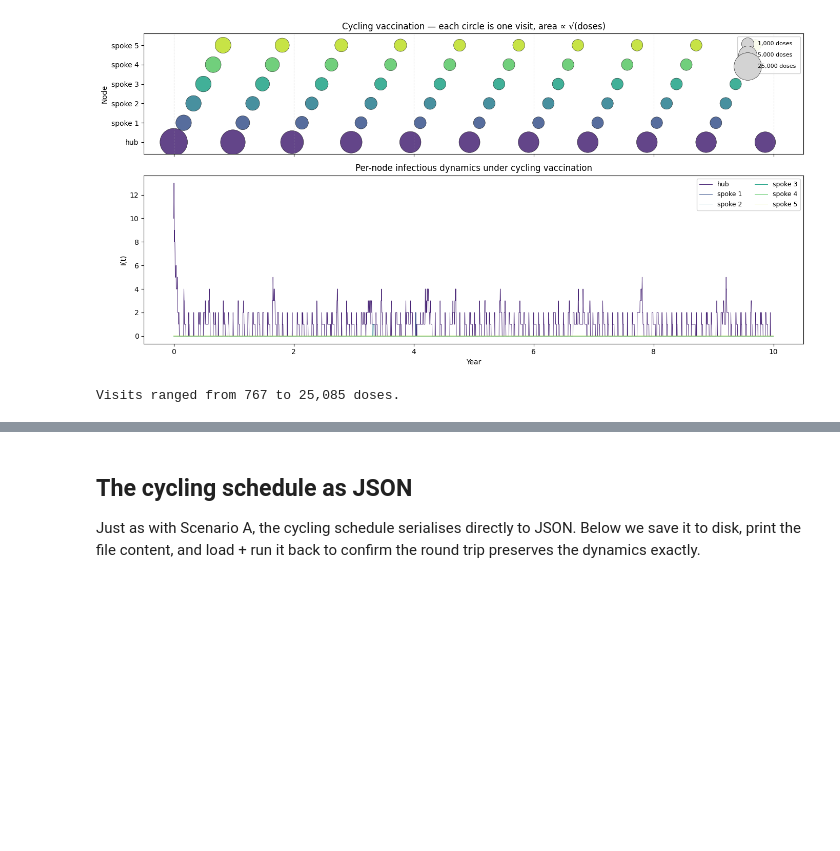
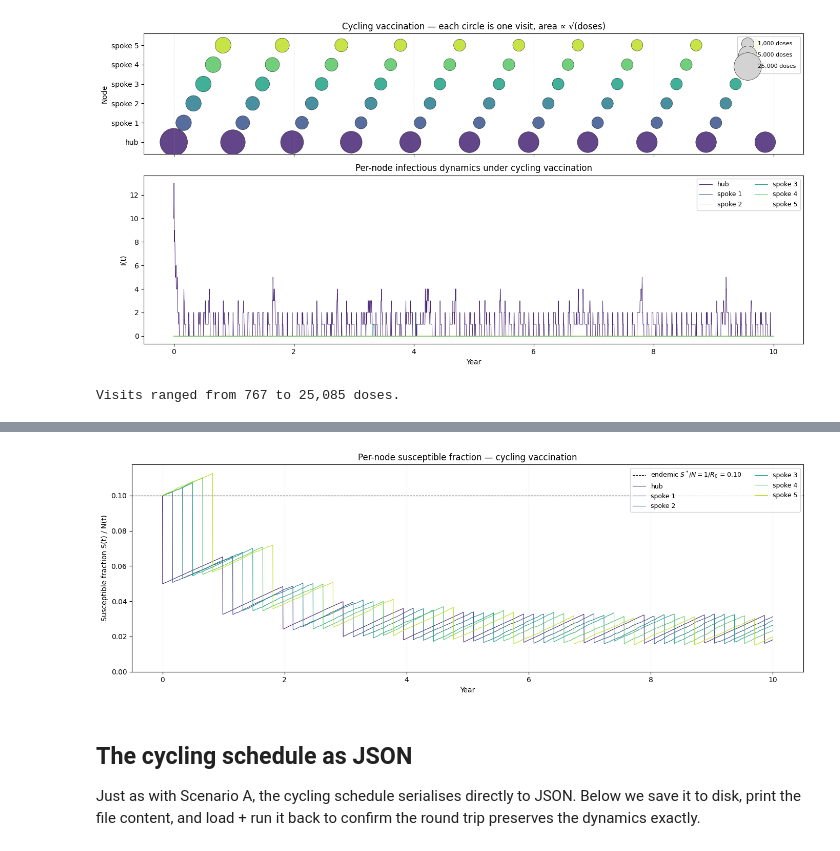
Before and after one commit to clorton/laser-cohorts, a Jupyter notebook: docs/notebooks/nb_18_campaign_specs.ipynb, the cells around one changed output, grey strips where cells are left out. Drawn from its saved outputs; the diff is of its cells as text; code cells hidden in the pictures; blank space fills up the shorter version.

```diff
--- a/docs/notebooks/nb_18_campaign_specs.ipynb
+++ b/docs/notebooks/nb_18_campaign_specs.ipynb
@@ -489,3 +495,26 @@ Visits ranged from 767 to 25,085 doses.
+# %%
+# Per-node total population — needed to convert S to a fraction
+N_per_node_cycle = (model_cycle.states.S + model_cycle.states.I
+                    + model_cycle.states.R + model_cycle.states.V)
+
+fig, ax = plt.subplots(figsize=(14, 5))
+ax.axhline(1.0 / R0, color="black", linestyle="--", linewidth=0.8,
+           label=fr"endemic $S^*/N = 1/R_0$ = {1.0/R0:.2f}")
+for i in range(n_nodes):
+    label = "hub" if i == 0 else f"spoke {i}"
+    ax.plot(t_years_full,
+             model_cycle.states.S[:, i] / N_per_node_cycle[:, i],
+             linewidth=0.8, color=node_colors[i], label=label)
+ax.set_xlabel("Year")
+ax.set_ylabel("Susceptible fraction S(t) / N(t)")
+ax.set_title("Per-node susceptible fraction — cycling vaccination")
+ax.set_ylim(bottom=0)
+ax.legend(loc="upper right", ncol=2, fontsize=9)
+ax.grid(True, axis="x", alpha=0.3, linestyle="--")
+plt.tight_layout()
+plt.show()
+# %% [output]
+[figure, added]
 # %% [markdown]
 ## The cycling schedule as JSON
 
```
Also changed, not shown: parts of 2 cells of this notebook.
